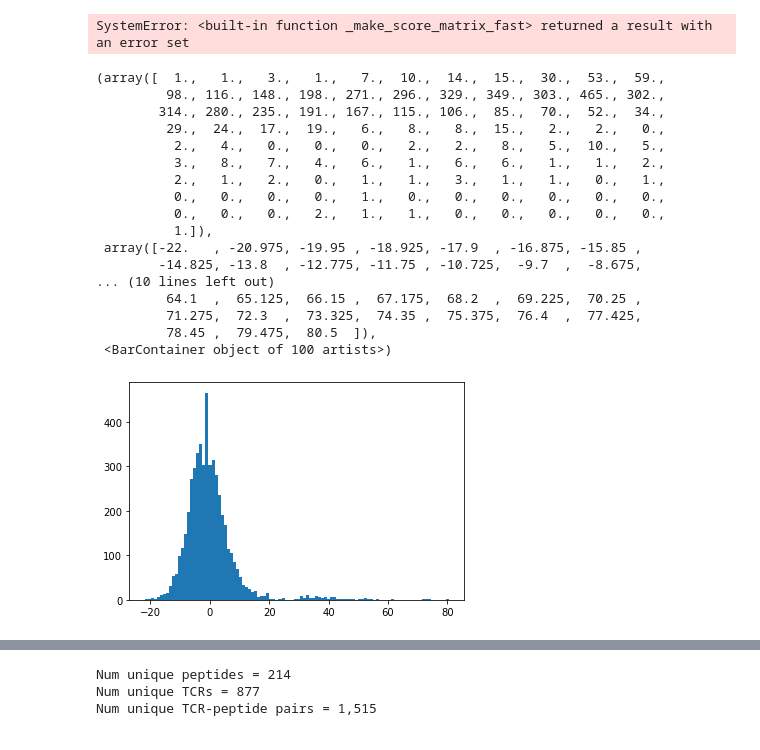
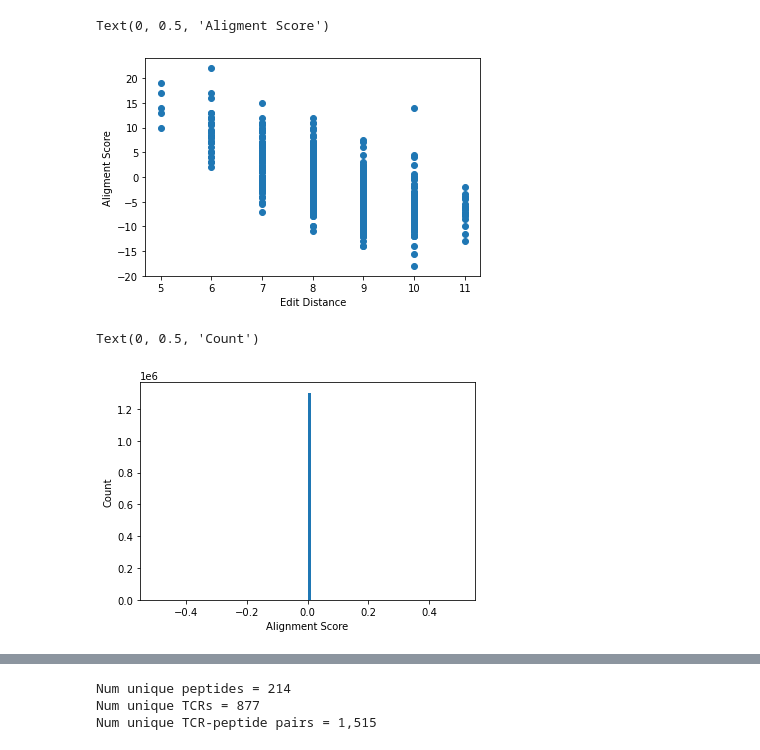
Before and after one commit to swansonk14/tcr-bert, a Jupyter notebook: jupyter/peptide_similarity.ipynb, the cells around one changed output, grey strips where cells are left out. Cells and saved outputs as stored; diff of their text form; code cells hidden in the pictures.

```diff
--- a/jupyter/peptide_similarity.ipynb
+++ b/jupyter/peptide_similarity.ipynb
@@ -42,13 +46,20 @@ ALL_METADATA = {
         'sep': ',',
         'tcr_col': 'Chain 2 CDR3 Calculated',
         'pep_col': 'Description'
+    },
+    'immune_code': {
+        'path': '../../data/databases/immuneCODE/ImmuneCODE-MIRA-Release002.1/peptide-detail-ci.csv',
+        'sep': ',',
+        'tcr_col': 'TCR BioIdentity',
+        'pep_col': 'Amino Acids'
     }
 }
 # %%
 datasets = [
-    'vdjdb',
-    'mcpas',
-    'iedb_positive'
+#     'vdjdb',
+#     'mcpas',
+#     'iedb_positive',
+    'immune_code'
 ]
 # %%
 tcr_peptide_pairs = set()
@@ -170,0 +150,7 @@ Text(0, 0.5, 'Aligment Score')
+# %%
+unique_peptide_pairs = sorted({
+    tuple(sorted(peptide_pair))
+    for peptides in tcr_to_peptide.values()
+    for peptide_pair in combinations(peptides, 2)
+})
+print(f'Number of unique peptide pairs shared across a TCR = {len(unique_peptide_pairs):,}')
@@ -171,11 +183,24 @@ Text(0, 0.5, 'Aligment Score')
+# %%
+plt.scatter(peptide_pair_dists, peptide_pair_scores)
+plt.xlabel('Edit Distance')
+plt.ylabel('Aligment Score')
+# %% [output]
+Text(0, 0.5, 'Aligment Score')
+[figure, added]
 # %%
-num_peptides = 100  # len(peptides)
+num_peptides = len(peptides)  # 100
 scores = np.zeros((num_peptides, num_peptides))
+distances = np.zeros((num_peptides, num_peptides))
+
+# Randomly sample
+if num_peptides < len(peptides):
+    print(f'Sampling {num_peptides:,} peptides')
+    rng = np.random.default_rng(seed=0)
+    peptides = sorted(rng.choice(peptides, size=num_peptides, replace=False))
 
 for i in trange(num_peptides):
     for j in range(i + 1, num_peptides):
-        scores[i, j] = pairwise2.align.globalds(peptides[i], peptides[j], scoring, gap_open, gap_extend, score_only=True)
+#         scores[i, j] = pairwise2.align.globalds(peptides[i], peptides[j], scoring, gap_open, gap_extend, score_only=True)
+        distances[i, j] = Levenshtein.distance(peptides[i], peptides[j])
-# %% [output]
-SystemError: <built-in function _make_score_matrix_fast> returned a result with an error set
 # %%
 scores_flat = [scores[i, j] for i in range(num_peptides) for j in range(i + 1, num_peptides)]
@@ -182,21 +208,7 @@ scores_flat = [scores[i, j] for i in range(num_peptides) for j in range(i + 1, n
 # %%
-_ = plt.hist(scores_flat, bins=100)
+plt.hist(scores_flat, bins=100)
+plt.xlabel('Alignment Score')
+plt.ylabel('Count')
 # %% [output]
-(array([  1.,   1.,   3.,   1.,   7.,  10.,  14.,  15.,  30.,  53.,  59.,
-         98., 116., 148., 198., 271., 296., 329., 349., 303., 465., 302.,
-        314., 280., 235., 191., 167., 115., 106.,  85.,  70.,  52.,  34.,
-         29.,  24.,  17.,  19.,   6.,   8.,   8.,  15.,   2.,   2.,   0.,
-          2.,   4.,   0.,   0.,   0.,   2.,   2.,   8.,   5.,  10.,   5.,
-          3.,   8.,   7.,   4.,   6.,   1.,   6.,   6.,   1.,   1.,   2.,
-          2.,   1.,   2.,   0.,   1.,   1.,   3.,   1.,   1.,   0.,   1.,
-          0.,   0.,   0.,   0.,   1.,   0.,   0.,   0.,   0.,   0.,   0.,
-          0.,   0.,   0.,   2.,   1.,   1.,   0.,   0.,   0.,   0.,   0.,
-          1.]),
- array([-22.   , -20.975, -19.95 , -18.925, -17.9  , -16.875, -15.85 ,
-        -14.825, -13.8  , -12.775, -11.75 , -10.725,  -9.7  ,  -8.675,
-... (10 lines left out)
-         64.1  ,  65.125,  66.15 ,  67.175,  68.2  ,  69.225,  70.25 ,
-         71.275,  72.3  ,  73.325,  74.35 ,  75.375,  76.4  ,  77.425,
-         78.45 ,  79.475,  80.5  ]),
- <BarContainer object of 100 artists>)
+Text(0, 0.5, 'Count')
-[figure, old version]
+[figure, new version]
```
Also changed, not shown: parts of 27 cells of this notebook.
